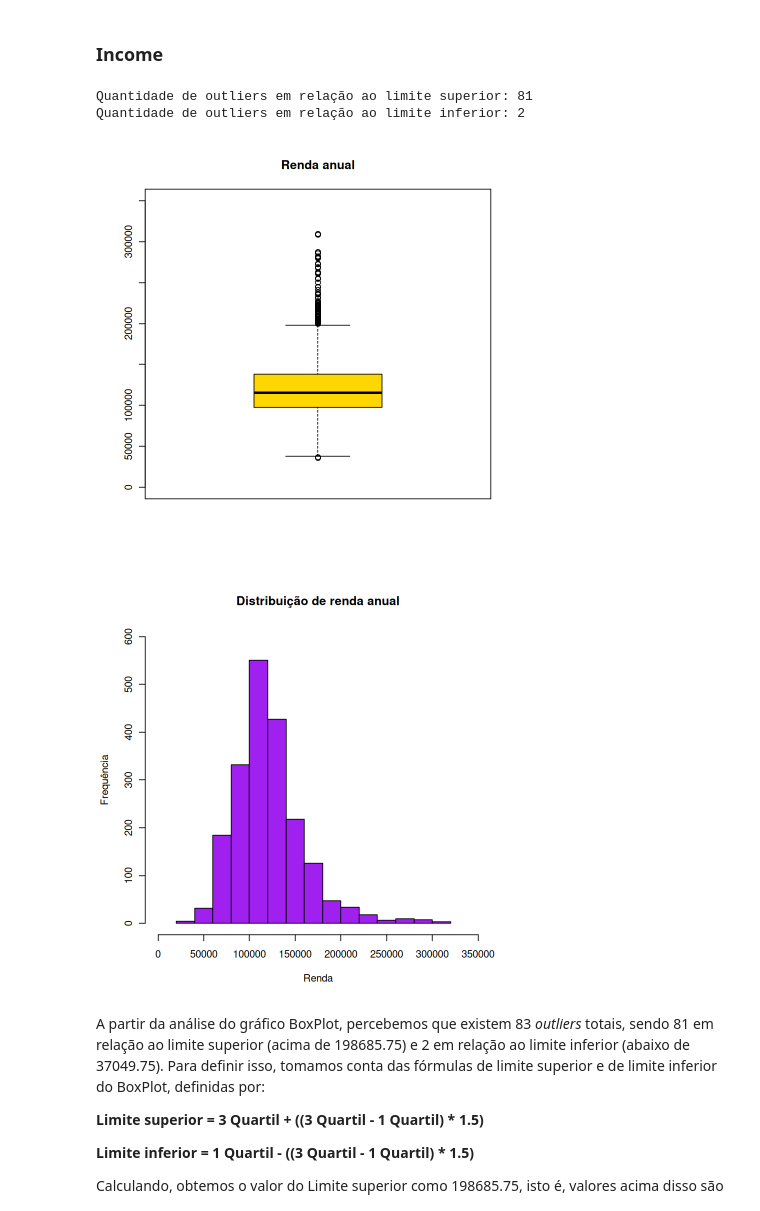
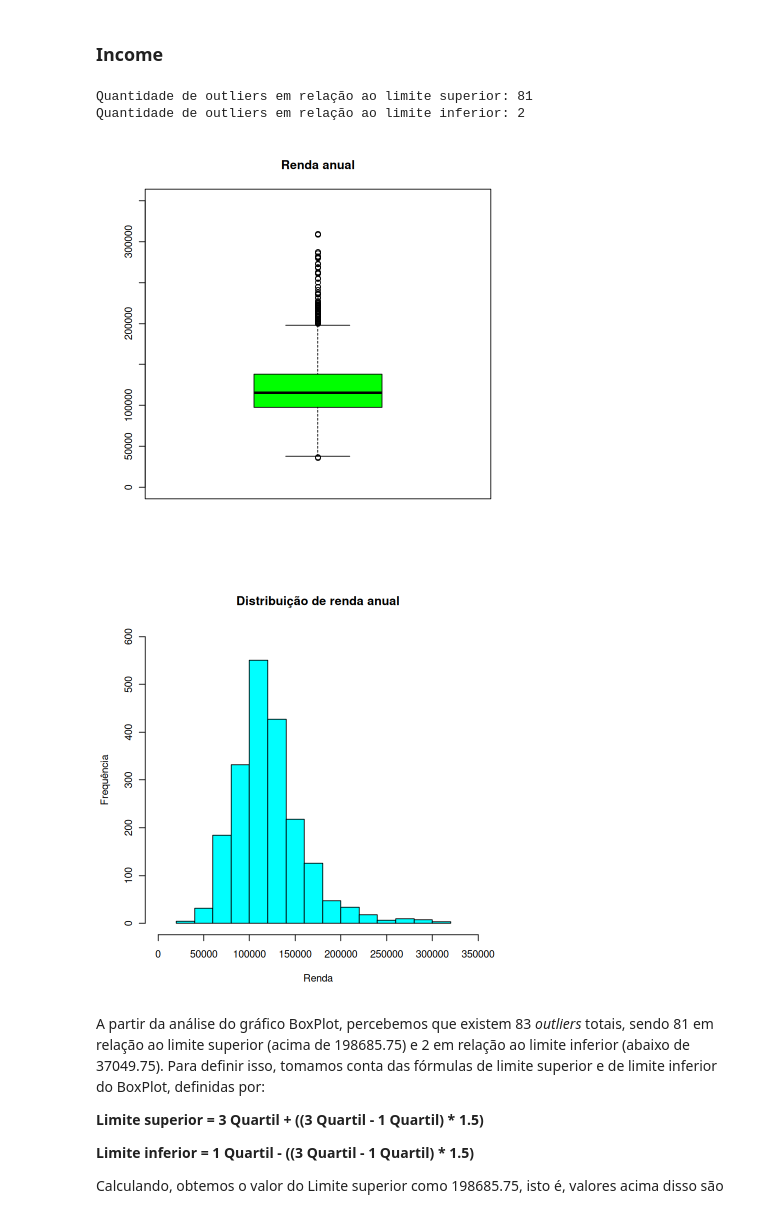
Before and after one commit to ThAlvesM/Kmean_2026-1, a Jupyter notebook: Kmean_2026-1.ipynb, the cells around one changed output. Drawn from its saved outputs; the diff is of its cells as text; code cells hidden in the pictures.

```diff
--- a/Kmean_2026-1.ipynb
+++ b/Kmean_2026-1.ipynb
@@ -487,37 +475,37 @@ Income_var <- dataset_sem_id$Income
 
 bp <- boxplot(
     Income_var,
     main = "Renda anual",
-    col = "gold",
+    col = "green",
     ylim = c(0, 350000)
 )
 
 check_upper_lim <- function(c) {
     cat("Quantidade de outliers em relação ao limite superior:", sum(c > 198685.75))
 }
 
 check_lower_lim <- function(c) {
     cat("Quantidade de outliers em relação ao limite inferior:", sum(c < 37049.75))
 }
 
 check_upper_lim(Income_var)
 cat("\n")
 check_lower_lim(Income_var)
 
 ht <- hist(
     Income_var,
     main = "Distribuição de renda anual",
     xlab = "Renda",
     ylab = "Frequência",
-    col = "purple",
+    col = "cyan",
     xlim = c(0, 350000),
     ylim = c(0, 600)
 )
 # %% [output]
 Quantidade de outliers em relação ao limite superior: 81
 Quantidade de outliers em relação ao limite inferior: 2
-[figure, old version]
+[figure, new version]
-[figure, old version]
+[figure, new version]
 # %% [markdown]
 A partir da análise do gráfico BoxPlot, percebemos que existem 83 *outliers* totais, sendo 81 em relação ao limite superior (acima de 198685.75) e 2 em relação ao limite inferior (abaixo de 37049.75). Para definir isso, tomamos conta das fórmulas de limite superior e de limite inferior do BoxPlot, definidas por:
 
```
Also changed, not shown: parts of 9 cells of this notebook.
